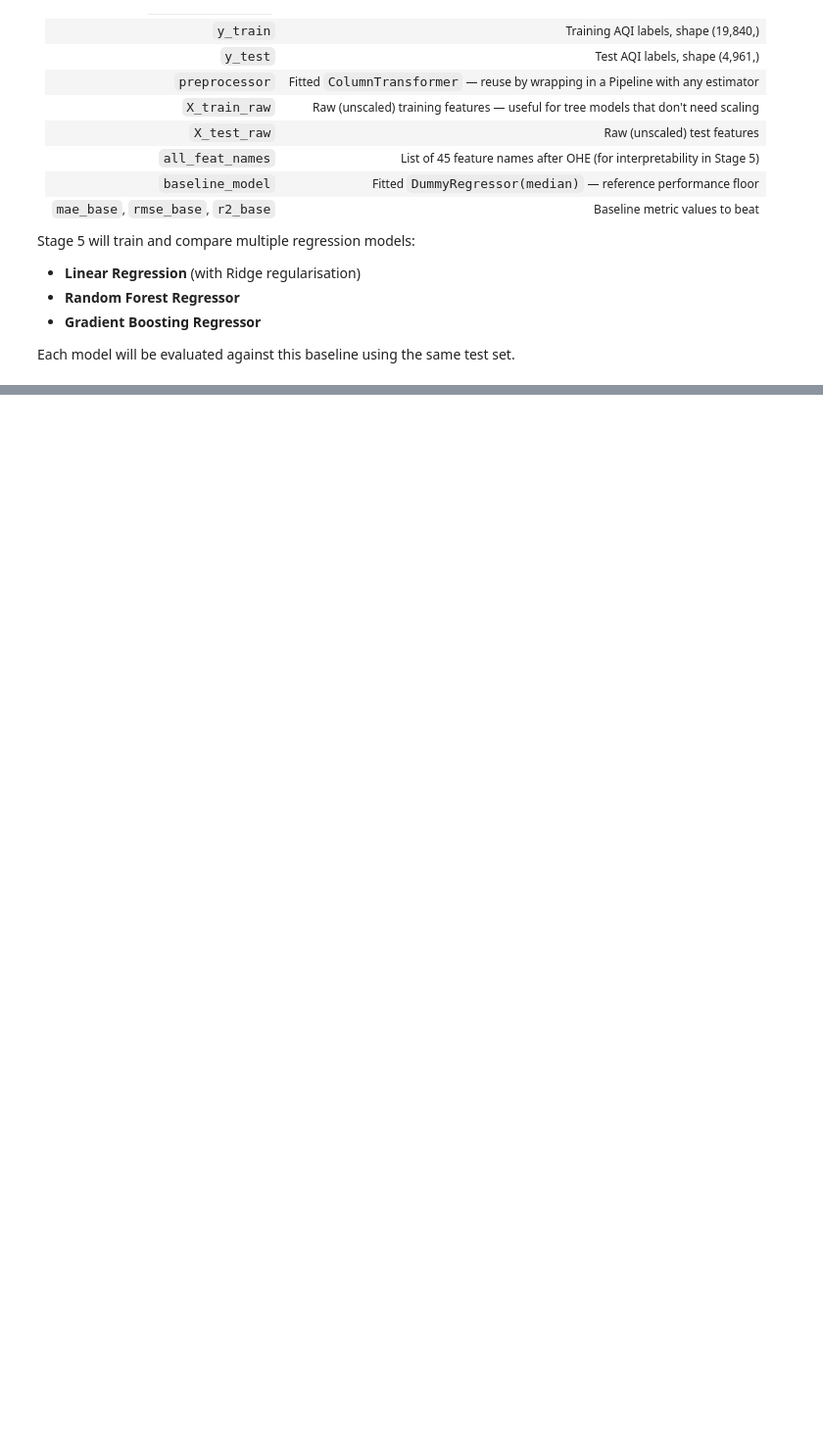
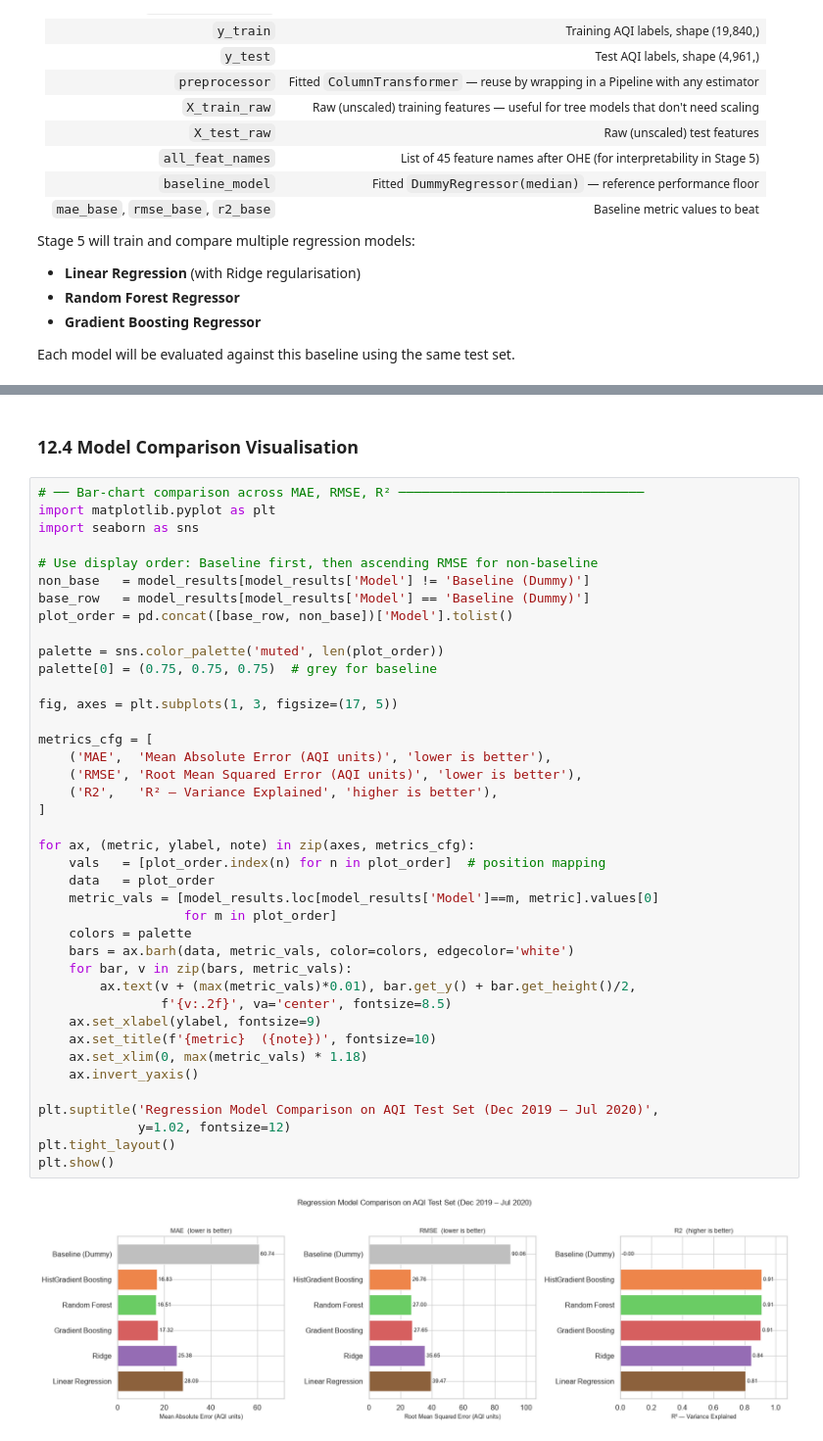
Before and after one commit to jaikishan1234/air-quality-analytics, a Jupyter notebook: notebooks/JaikishanNayak_AirQualityAnalytics.ipynb, the cells around one changed output, grey strips where cells are left out. Shown at 98% size. Saved outputs shown, nothing was run; the diff lists cells and outputs as text; blank space fills up the shorter version.

```diff
--- a/notebooks/JaikishanNayak_AirQualityAnalytics.ipynb
+++ b/notebooks/JaikishanNayak_AirQualityAnalytics.ipynb
@@ -2218,0 +2356,44 @@ Each model will be evaluated against this baseline using the same test set.
+# %% [markdown]
+### 12.4 Model Comparison Visualisation
+# %%
+# ── Bar-chart comparison across MAE, RMSE, R² ────────────────────────────────
+import matplotlib.pyplot as plt
+import seaborn as sns
+
+# Use display order: Baseline first, then ascending RMSE for non-baseline
+non_base   = model_results[model_results['Model'] != 'Baseline (Dummy)']
+base_row   = model_results[model_results['Model'] == 'Baseline (Dummy)']
+plot_order = pd.concat([base_row, non_base])['Model'].tolist()
+
+palette = sns.color_palette('muted', len(plot_order))
+palette[0] = (0.75, 0.75, 0.75)  # grey for baseline
+
+fig, axes = plt.subplots(1, 3, figsize=(17, 5))
+
+metrics_cfg = [
+    ('MAE',  'Mean Absolute Error (AQI units)', 'lower is better'),
+    ('RMSE', 'Root Mean Squared Error (AQI units)', 'lower is better'),
+    ('R2',   'R² — Variance Explained', 'higher is better'),
+]
+
+for ax, (metric, ylabel, note) in zip(axes, metrics_cfg):
+    vals   = [plot_order.index(n) for n in plot_order]  # position mapping
+    data   = plot_order
+    metric_vals = [model_results.loc[model_results['Model']==m, metric].values[0]
+                   for m in plot_order]
+    colors = palette
+    bars = ax.barh(data, metric_vals, color=colors, edgecolor='white')
+    for bar, v in zip(bars, metric_vals):
+        ax.text(v + (max(metric_vals)*0.01), bar.get_y() + bar.get_height()/2,
+                f'{v:.2f}', va='center', fontsize=8.5)
+    ax.set_xlabel(ylabel, fontsize=9)
+    ax.set_title(f'{metric}  ({note})', fontsize=10)
+    ax.set_xlim(0, max(metric_vals) * 1.18)
+    ax.invert_yaxis()
+
+plt.suptitle('Regression Model Comparison on AQI Test Set (Dec 2019 – Jul 2020)',
+             y=1.02, fontsize=12)
+plt.tight_layout()
+plt.show()
+# %% [output]
+[figure, added]
```
Also changed, not shown: parts of 21 cells of this notebook, 9 other files.
